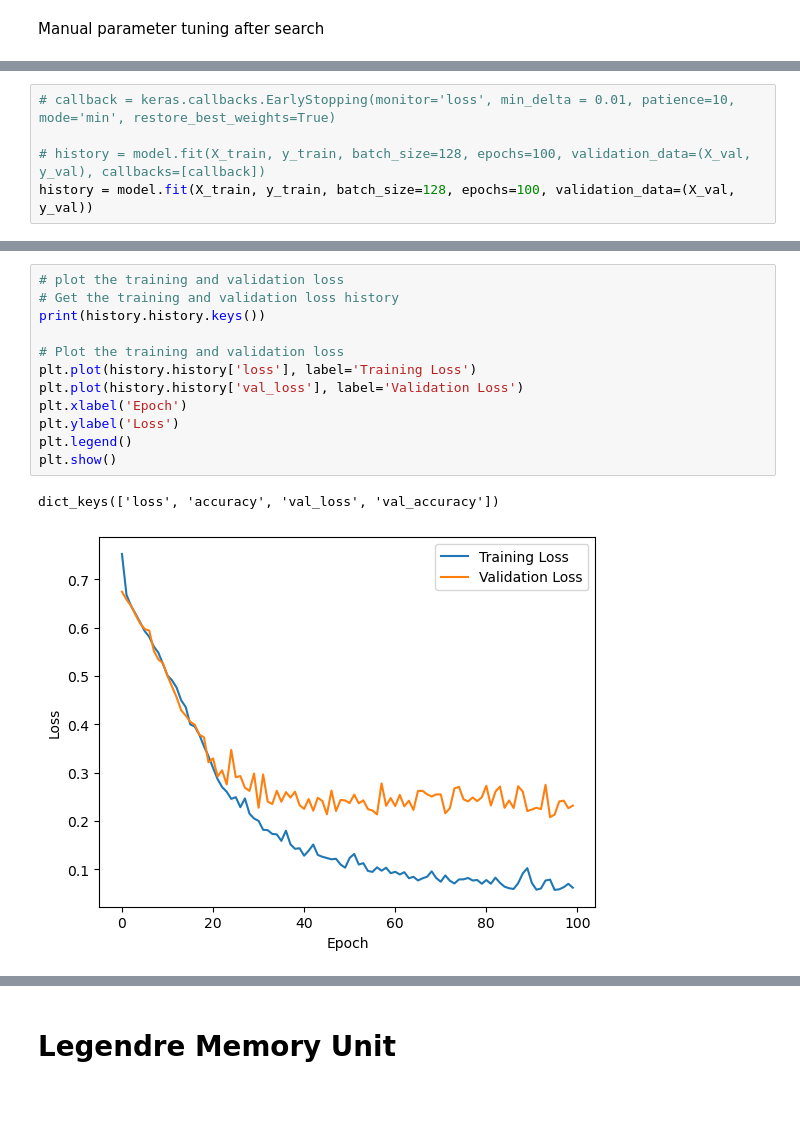
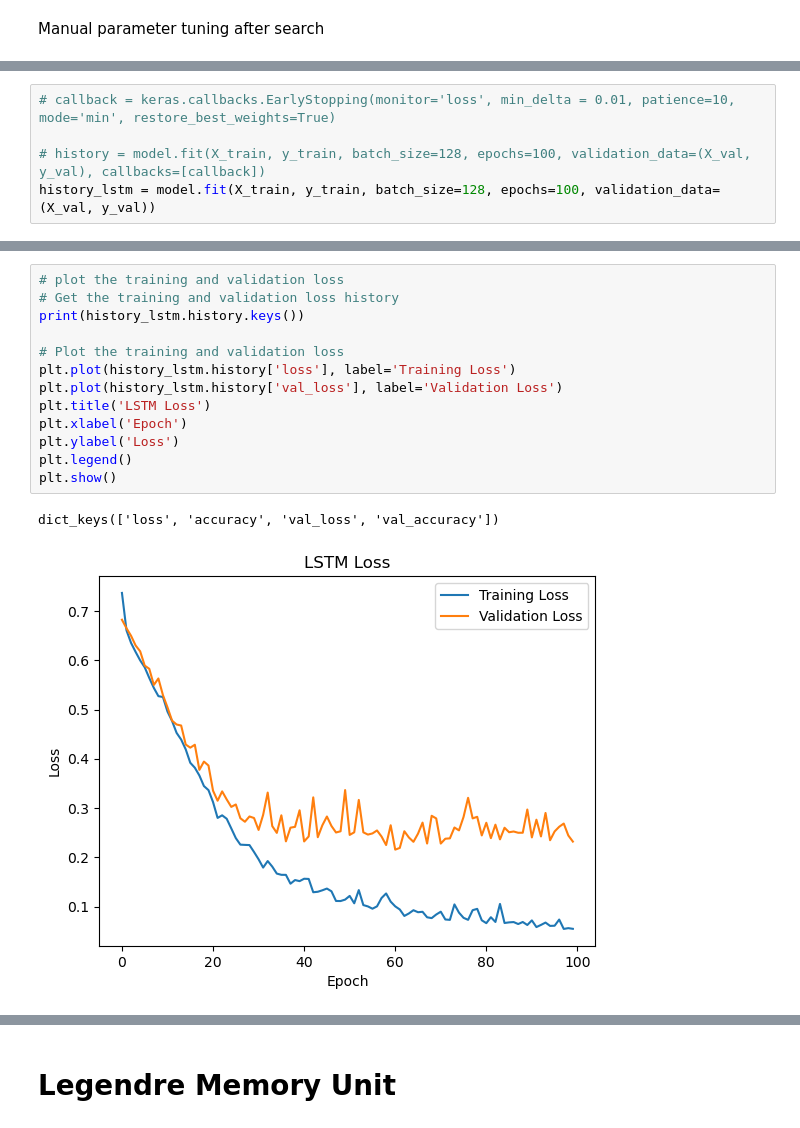
Before and after one commit to anmutechsupport/Energy-Efficient-Decoding-of-EEG-Motor-Imagery-using-Spiking-Legendre-Memory-Units, a Jupyter notebook: ml/training-bci2000.ipynb, the cells around one changed output, grey strips where cells are left out. Cells and saved outputs as stored; diff of their text form; blank space fills up the shorter version.

```diff
--- a/ml/training-bci2000.ipynb
+++ b/ml/training-bci2000.ipynb
@@ -1005,6 +1008,6 @@ _________________________________________________________________
 # callback = keras.callbacks.EarlyStopping(monitor='loss', min_delta = 0.01, patience=10, mode='min', restore_best_weights=True)
 
 # history = model.fit(X_train, y_train, batch_size=128, epochs=100, validation_data=(X_val, y_val), callbacks=[callback])
-history = model.fit(X_train, y_train, batch_size=128, epochs=100, validation_data=(X_val, y_val))
+history_lstm = model.fit(X_train, y_train, batch_size=128, epochs=100, validation_data=(X_val, y_val))
 # %% [output]
 Epoch 1/100
@@ -1033,15 +1037,16 @@ Epoch 100/100
 # %%
 # plot the training and validation loss
 # Get the training and validation loss history
-print(history.history.keys())
+print(history_lstm.history.keys())
 
 # Plot the training and validation loss
-plt.plot(history.history['loss'], label='Training Loss')
-plt.plot(history.history['val_loss'], label='Validation Loss')
+plt.plot(history_lstm.history['loss'], label='Training Loss')
+plt.plot(history_lstm.history['val_loss'], label='Validation Loss')
+plt.title('LSTM Loss')
 plt.xlabel('Epoch')
 plt.ylabel('Loss')
 plt.legend()
 plt.show()
 # %% [output]
 dict_keys(['loss', 'accuracy', 'val_loss', 'val_accuracy'])
-[figure, old version]
+[figure, new version]
```
Also changed, not shown: parts of 16 cells of this notebook, 8 other files.
